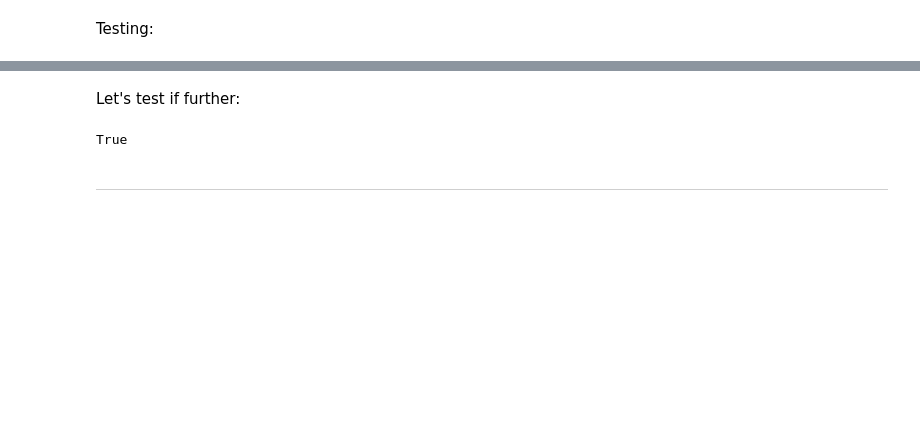
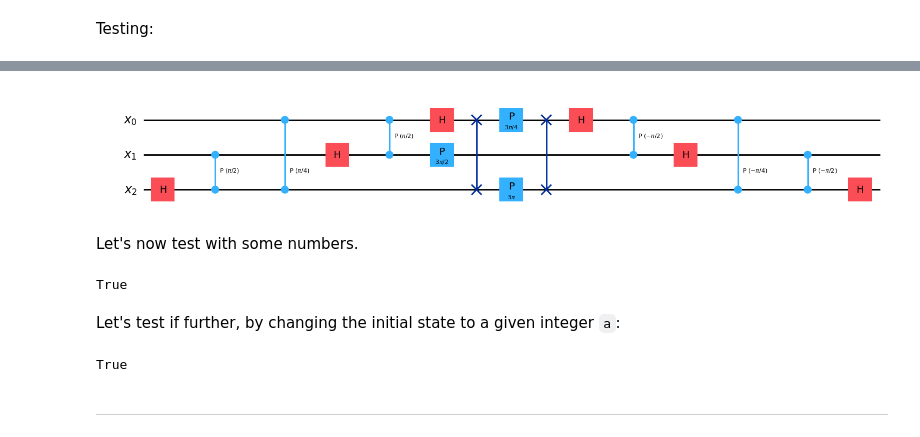
Before and after one commit to lrfinotti/shors_orcale, a Jupyter notebook: shor_oracle.ipynb, the cells around one changed output, grey strips where cells are left out. Drawn from its saved outputs; the diff is of its cells as text; code cells hidden in the pictures; blank space fills up the shorter version.

```diff
--- a/shor_oracle.ipynb
+++ b/shor_oracle.ipynb
@@ -21,0 +103,6 @@ For inverse use the `synth_qft_full`'s optional argument `inverse=True`.
+# %%
+a = 13
+n = 4
+
+psi = Statevector(set_state(a, n))
+state_to_int(psi) == a
@@ -34,20 +128,24 @@ array([0.125, 0.125, 0.125, 0.125, 0.125, 0.125, 0.125, 0.125])
 # %%
 def draper_adder(k, n):
     """
-    FIXME:
+    Given positive integers k and n, returns a quantum circuit that takes |x>_n to
+    |x + k mod 2**n>_n.
+
+    INPUTS:
+    k: the number to be added (positive integer);
+    n: number of qubits.
+
+    OUTPUT:
+    A quantum circuit that takes |x>_n to |x + k mod 2**n>_n.
     """
     quantum_register = QuantumRegister(size=n, name="x")
     draper_adder_circuit = QuantumCircuit(quantum_register, name=f"{k} adder")
 
     draper_adder_circuit.compose(synth_qft_full(n), inplace=True)
 
-    # draper_adder_circuit.barrier()
-
     # phaser part
-    for idx, q in enumerate(reversed(quantum_register)):
-        draper_adder_circuit.p(np.pi * k / (1 << idx), q)
-
-    # draper_adder_circuit.barrier()
+    for i, q in enumerate(reversed(quantum_register)):
+        draper_adder_circuit.p(np.pi * k / (2 ** i), q)
 
     draper_adder_circuit.compose(synth_qft_full(n, inverse=True), inplace=True)
 
@@ -66,35 +155,24 @@ True
+# %%
+draper_adder(3, 3).draw("mpl")
+# %% [output]
+[figure, added]
+# %% [markdown]
+Let's now test with some numbers.
+# %%
+k, n = 7, 4
+
+psi = Statevector(draper_adder(k, n))
+state_to_int(psi) == k
+# %% [output]
+True
 # %% [markdown]
-Let's test if further:
+Let's test if further, by changing the initial state to a given integer `a`:
 # %%
-def binary_digits(a, n):
-    """
-    Returns a binary representation of a in n-bits.
-    """
-    return (a % 2 ** np.arange(1, n + 1)) // 2 ** np.arange(n)
+a, k, n = 2, 7, 10
 
-
-def set_a(a, n):
-    """
-    Returns a circuit in n qubits that takes |0> to |a>.
-    """
-    quantum_register = QuantumRegister(size=n, name="x")
-    binary_repres = binary_digits(a, n)
-
-    a_setter_circuit = QuantumCircuit(quantum_register, name=f"{a} setter")
-
-    for digit, q in zip(binary_repres, quantum_register):
-        if digit:
-            a_setter_circuit.x(q)
-
-    return a_setter_circuit
+psi = Statevector(set_state(a, n).compose(draper_adder(k, n)))
+state_to_int(psi) == a + k
+# %% [output]
+True
-# %%
-a, k, n = 2, 7, 10
-
-psi = Statevector(set_a(a, n).compose(draper_adder(k, n)))
-probs = np.round(psi.probabilities(), 4)
-res = int(np.sum(probs * np.arange(2 ** n)))
-res == a + k
-# %% [output]
-True
 # %% [markdown]
 ---
```
Also changed, not shown: parts of 86 cells of this notebook, 2 other files.
